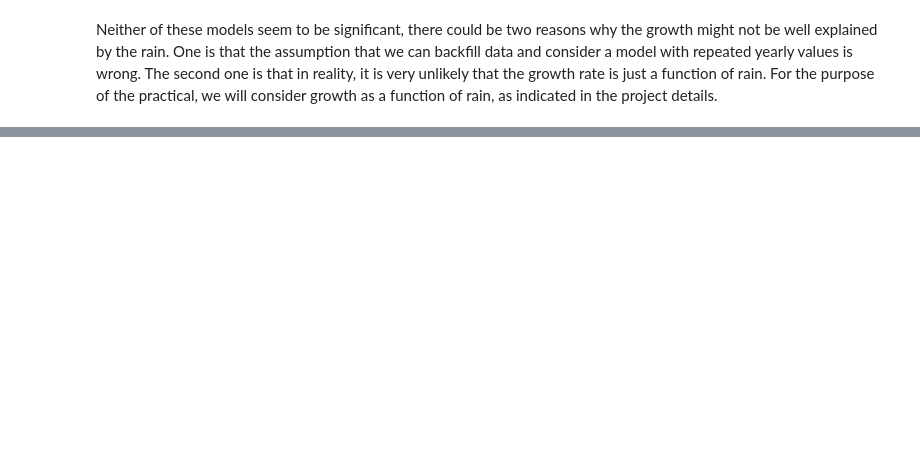
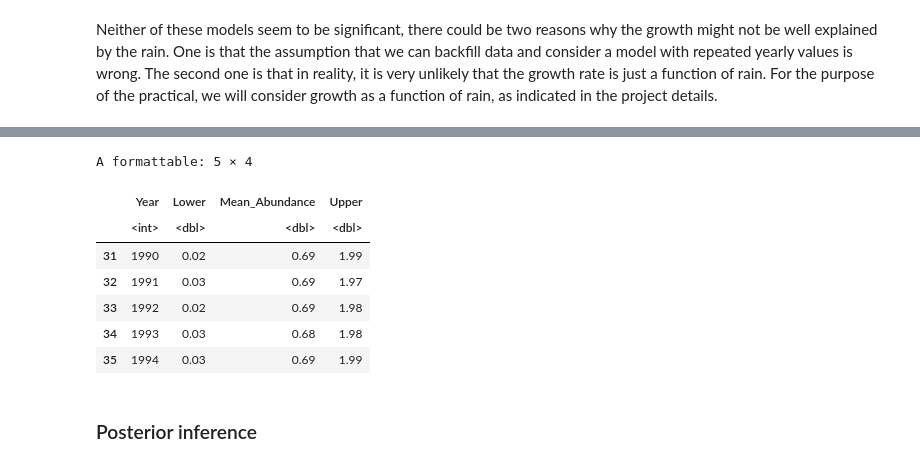
Before and after one commit to erikseulean/wildlife, a Jupyter notebook: Assignment2.ipynb, the cells around one changed output, grey strips where cells are left out. Drawn from its saved outputs; the diff is of its cells as text; code cells hidden in the pictures; blank space fills up the shorter version.

```diff
--- a/Assignment2.ipynb
+++ b/Assignment2.ipynb
@@ -293,0 +252,39 @@ DIC is an estimate of expected predictive error (lower is better).
+# %%
+#Formatting the table for Our Estimates
+estimates_data_frame = data.frame(
+    Year = c(wildebeest$year,1990:1994),
+    Lower = round(out$q2.5$N,2),
+    `Mean_Abundance` = round(out$mean$N,2),
+    Upper = round(out$q97.5$N,2),
+    stringsAsFactors = FALSE
+)
+
+#Setting Some Colors to Call for the table
+customGreen0 = "#DeF7E9"
+customGreen = "#71CA97"
+customRed = "#ff7f7f"
+light_blue = '#ADD8E6'
+light_green = '#DAF7A6'
+light_yellow = '#FFFFE0'
+
+formatted_CI = formattable(
+    estimates_data_frame[31:35,],
+    caption = "Credible Interval Table",
+    align =c("l","c","c","c","c"),
+    list(Year = formatter(
+        "span", style = ~ style(color = "black",font.weight = "bold")),
+        Mean_Abundance = color_tile(light_green, light_green),
+        `Lower`= color_tile(light_blue, light_blue),
+        `Upper`= color_tile(light_yellow, light_yellow)
+    )
+)
+formatted_CI
+# %% [output]
+A formattable: 5 × 4
+|  | Year | Lower | Mean_Abundance | Upper |
+|  | <int> | <dbl> | <dbl> | <dbl> |
+| 31 | 1990 | 0.02 | 0.69 | 1.99 |
+| 32 | 1991 | 0.03 | 0.69 | 1.97 |
+| 33 | 1992 | 0.02 | 0.69 | 1.98 |
+| 34 | 1993 | 0.03 | 0.68 | 1.98 |
+| 35 | 1994 | 0.03 | 0.69 | 1.99 |
@@ -293,0 +310,2 @@ DIC is an estimate of expected predictive error (lower is better).
+# %% [markdown]
+### Posterior inference
```
Also changed, not shown: parts of 31 cells of this notebook, 16 other files.
